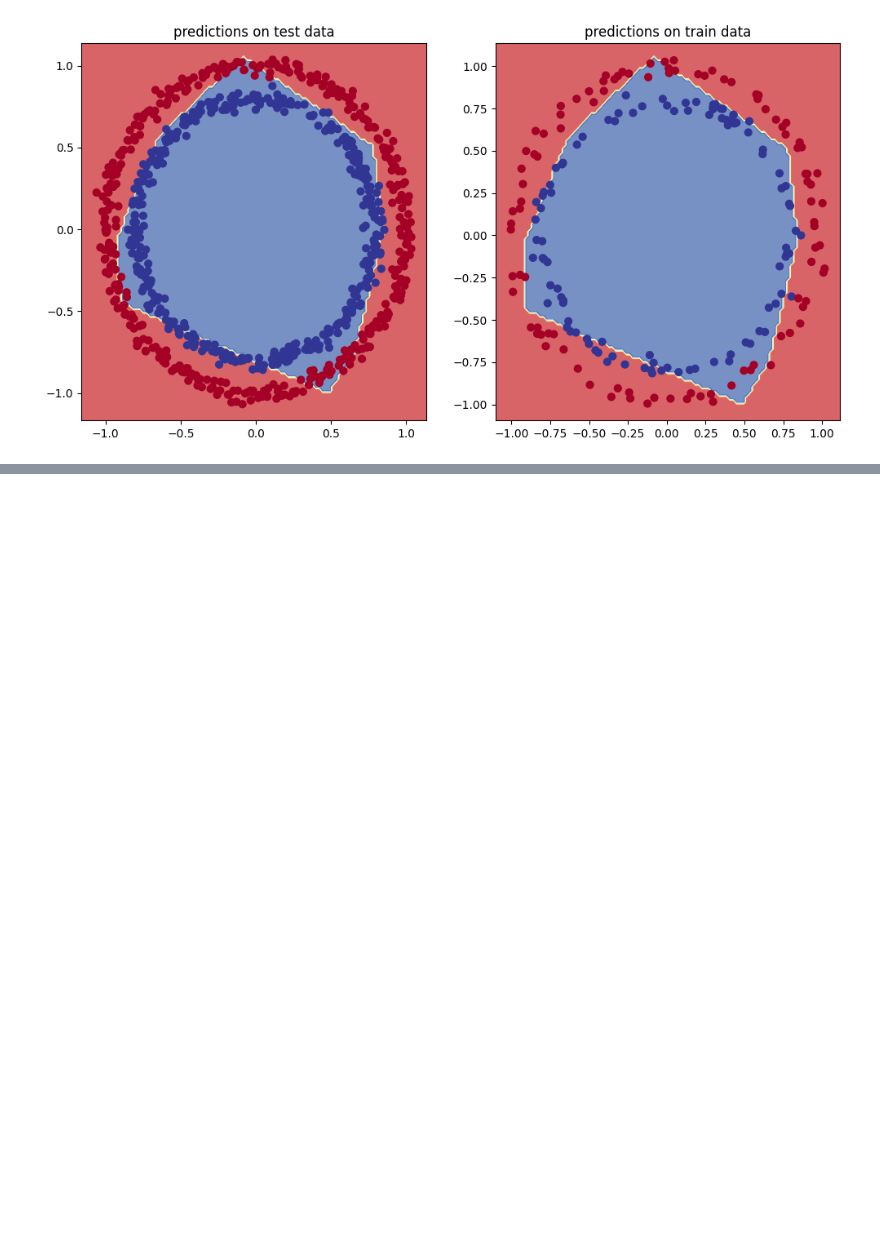
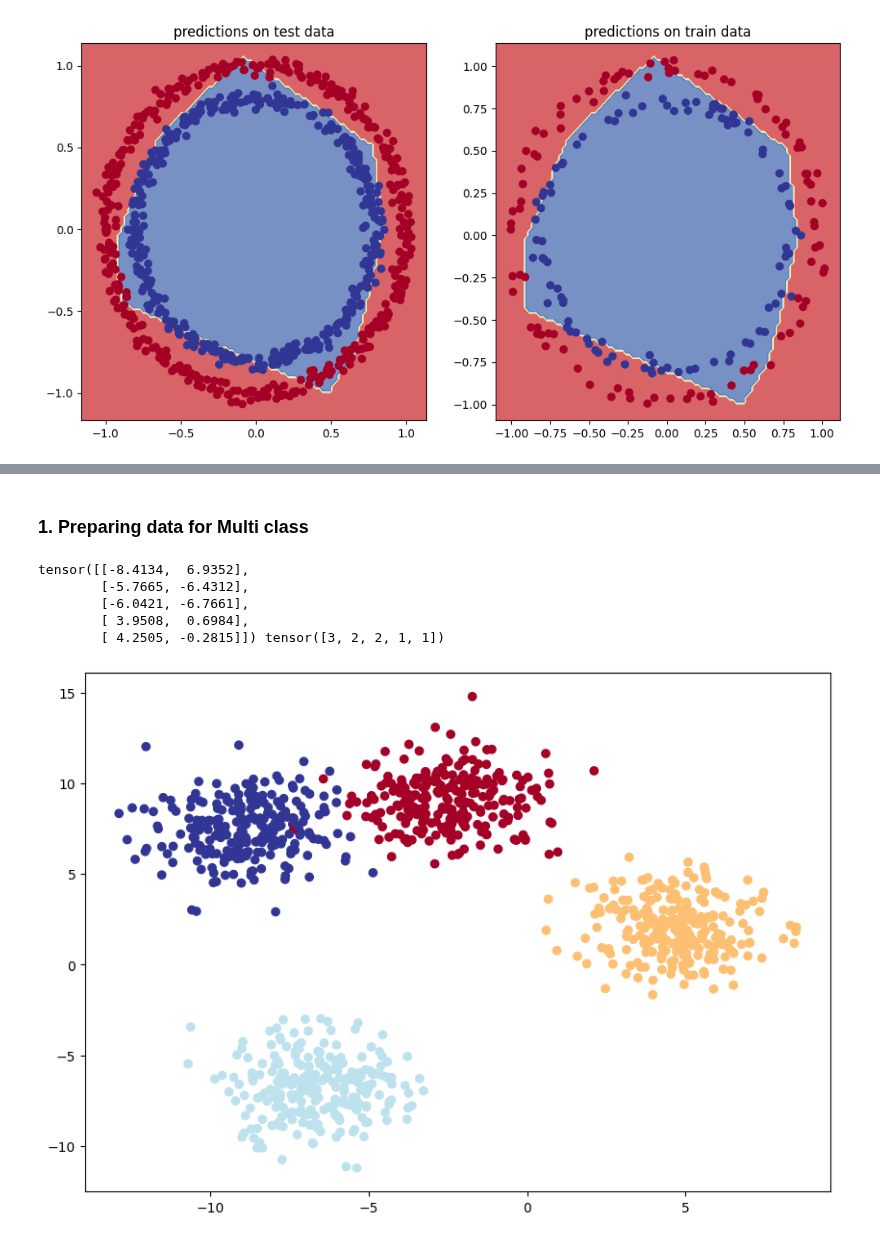
Before and after one commit to Ayushsan1/Pytorch-Implementation-and-Foundation, a Jupyter notebook: 02_NN_classification_with_pytorch.ipynb, the cells around one changed output, grey strips where cells are left out. Saved outputs shown, nothing was run; the diff lists cells and outputs as text; code cells hidden in the pictures; blank space fills up the shorter version.

```diff
--- a/02_NN_classification_with_pytorch.ipynb
+++ b/02_NN_classification_with_pytorch.ipynb
@@ -808,0 +874,38 @@ Text(0.5, 1.0, 'predictions on train data')
+# %% [markdown]
+### 1. Preparing data for Multi class
+# %%
+import torch
+import matplotlib.pyplot as plt
+from sklearn.datasets import make_blobs
+from sklearn.model_selection import train_test_split
+
+#set Hyperperameters
+NUM_CLASS=4
+NUM_FEATURES=2
+RANDOM_SEED=42
+
+#Create data
+X_mc, y_mc = make_blobs(n_samples=1000,
+                            n_features=NUM_FEATURES, #no. of features each sample has (here 2d shape)
+                            centers=NUM_CLASS, # no of distinct labels in the data
+                            cluster_std=1.5,  # give the clusters a little shake up
+                            random_state=RANDOM_SEED)
+# 2. Turn data into tensors
+X_mc = torch.from_numpy(X_mc).type(torch.float)
+y_mc = torch.from_numpy(y_mc).type(torch.LongTensor)
+print(X_mc[:5], y_mc[:5])
+
+#Split the data into train and test
+X_mc_train, X_mc_test, y_mc_train, y_mc_test = train_test_split(X_mc, y_mc, test_size=0.2, random_state=RANDOM_SEED)
+# %% [output]
+tensor([[-8.4134,  6.9352],
+        [-5.7665, -6.4312],
+        [-6.0421, -6.7661],
+        [ 3.9508,  0.6984],
+        [ 4.2505, -0.2815]]) tensor([3, 2, 2, 1, 1])
+# %%
+# 4. Plot data
+plt.figure(figsize=(10, 7))
+plt.scatter(X_mc[:, 0], X_mc[:, 1], c=y_mc, cmap=plt.cm.RdYlBu);
+# %% [output]
+[figure, added]
```
Also changed, not shown: parts of 38 cells of this notebook.
